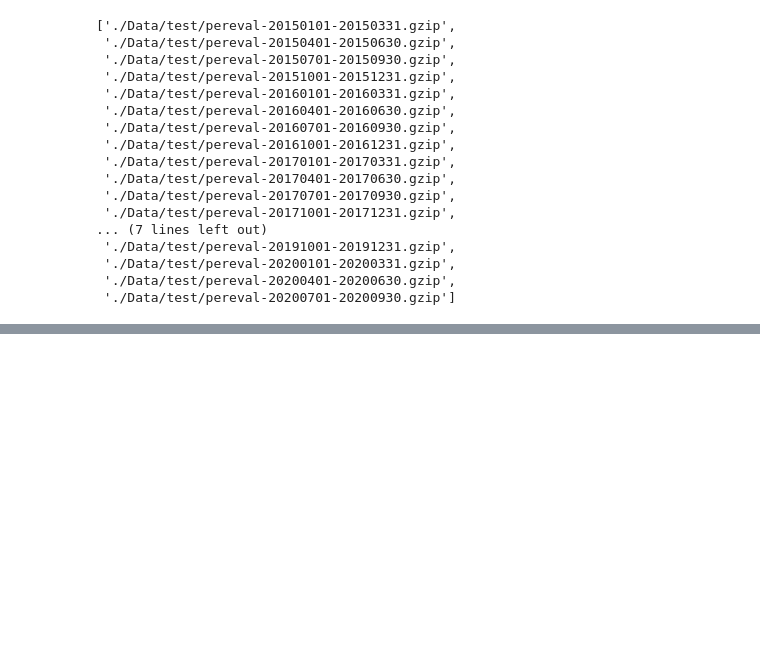
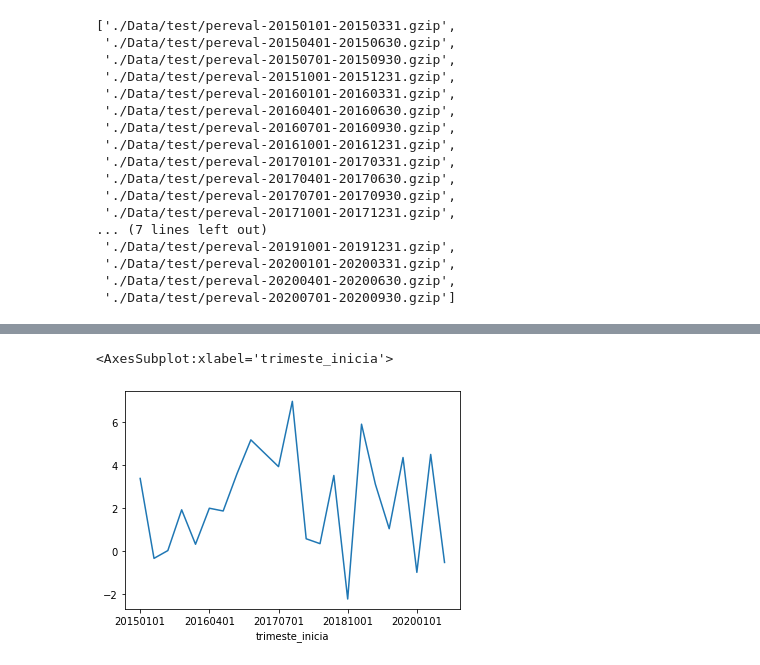
Before and after one commit to efvillar/Metaheuristic-Portfolio-Optimization, a Jupyter notebook: 1 Portafolios tipo markowitz.ipynb, the cells around one changed output, grey strips where cells are left out. Cells and saved outputs as stored; diff of their text form; code cells hidden in the pictures; blank space fills up the shorter version.

```diff
--- a/1 Portafolios tipo markowitz.ipynb
+++ b/1 Portafolios tipo markowitz.ipynb
@@ -389,7 +389,8 @@ archivosT
 resultadosT = []
 for i in range(len(archivos)-1):
     data = carga_datos(archivosT[i])
-    print(archivosT[i])
+    print(archivosT[i].split('/')[3].split('-')[1])
     salida = media_vol_portafolio(data, pesos_markowitz.loc[i])
+    salida['trimeste_inicia'] = archivosT[i].split('/')[3].split('-')[1]
     resultadosT.append(salida)
 # %% [output]
@@ -432,0 +414,3 @@ pd.DataFrame(resultadosT)
+# %%
+resultadosT = pd.DataFrame(resultadosT)
+resultadosT = resultadosT.set_index('trimeste_inicia')
@@ -432,0 +438,5 @@ pd.DataFrame(resultadosT)
+# %%
+resultadosT['sharpe_ratio'].plot()
+# %% [output]
+<AxesSubplot:xlabel='trimeste_inicia'>
+[figure, added]
```
Also changed, not shown: parts of 3 cells of this notebook.
